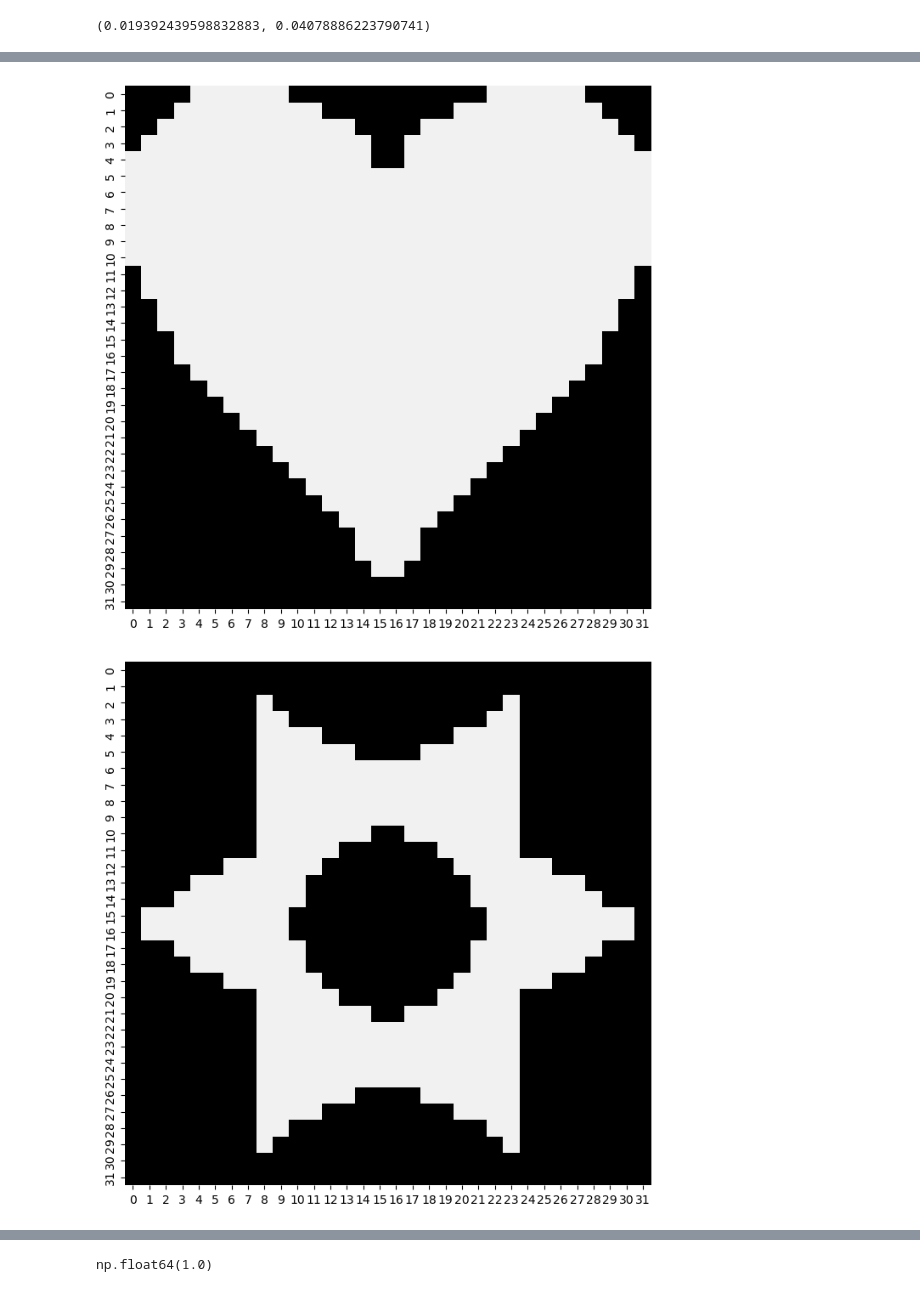
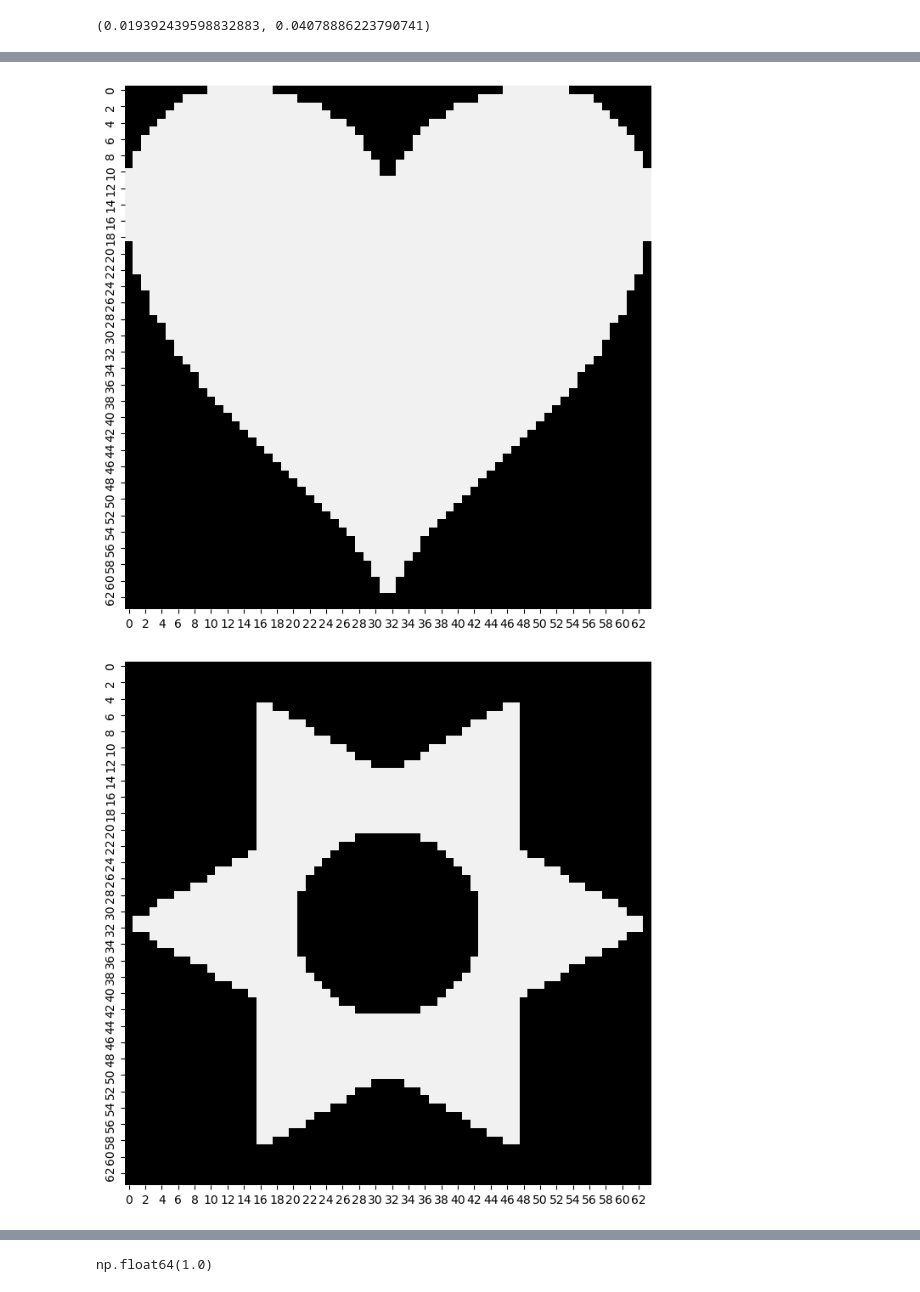
Before and after one commit to mxburns2022/CuDXG.jl, a Jupyter notebook: scratch.ipynb, the cells around one changed output, grey strips where cells are left out. Saved outputs shown, nothing was run; the diff lists cells and outputs as text; code cells hidden in the pictures.

```diff
--- a/scratch.ipynb
+++ b/scratch.ipynb
@@ -40,10 +40,10 @@ import os
 import matplotlib.pyplot as plt
 
 libpath = os.environ["BENCH"] + "/DOTmark_1.0/Data/Shapes/"
-c1 = pd.read_csv(libpath + "data32_1004.csv", header=None).to_numpy().astype(float)
-c2 = pd.read_csv(libpath + "data32_1007.csv", header=None).to_numpy().astype(float)
+c1 = pd.read_csv(libpath + "data64_1004.csv", header=None).to_numpy().astype(float)
+c2 = pd.read_csv(libpath + "data64_1007.csv", header=None).to_numpy().astype(float)
 # c1 = pd.read_csv(libpath + "data64_1004.csv", header=None).to_numpy()
-c3 = pd.read_csv(libpath + "data32_1008.csv", header=None).to_numpy().astype(float)
+c3 = pd.read_csv(libpath + "data64_1008.csv", header=None).to_numpy().astype(float)
 c1 /= c1.max()
 c2 /= c2.max()
 c3 /= c3.max()
@@ -68,5 +68,5 @@ plt.show()
-[figure, old version]
+[figure, new version]
-[figure, old version]
+[figure, new version]
 # %%
 
 import torch
```
Also changed, not shown: parts of 5 cells of this notebook, 9 other files.
